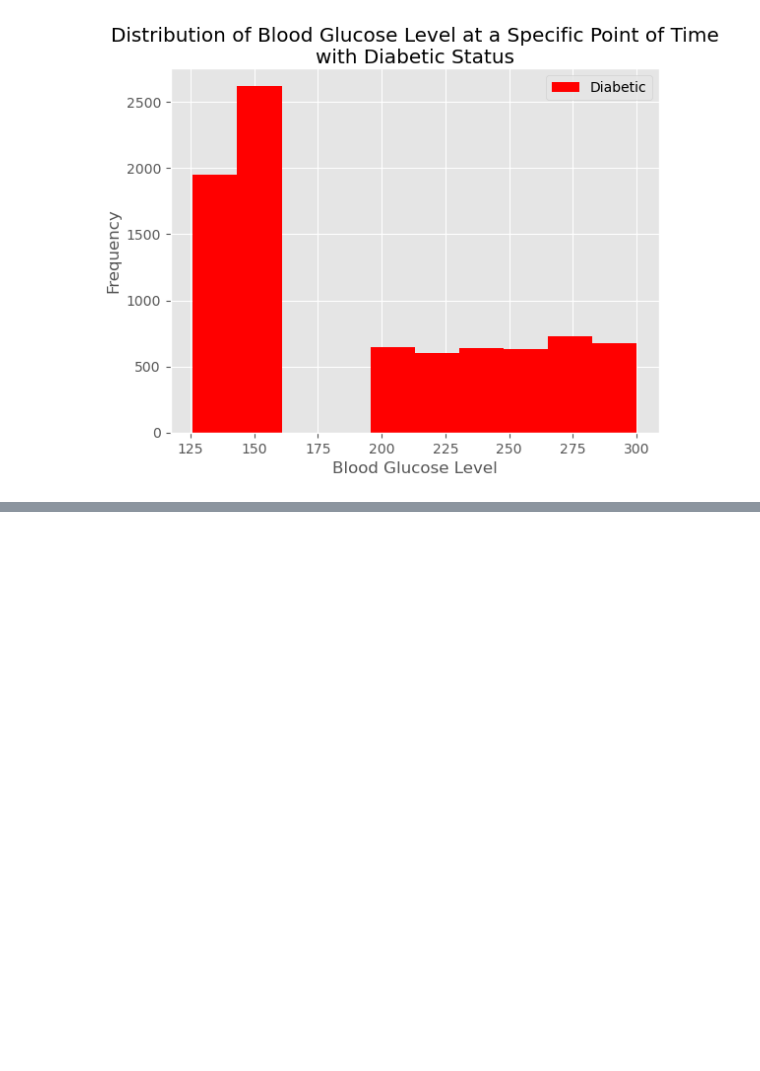
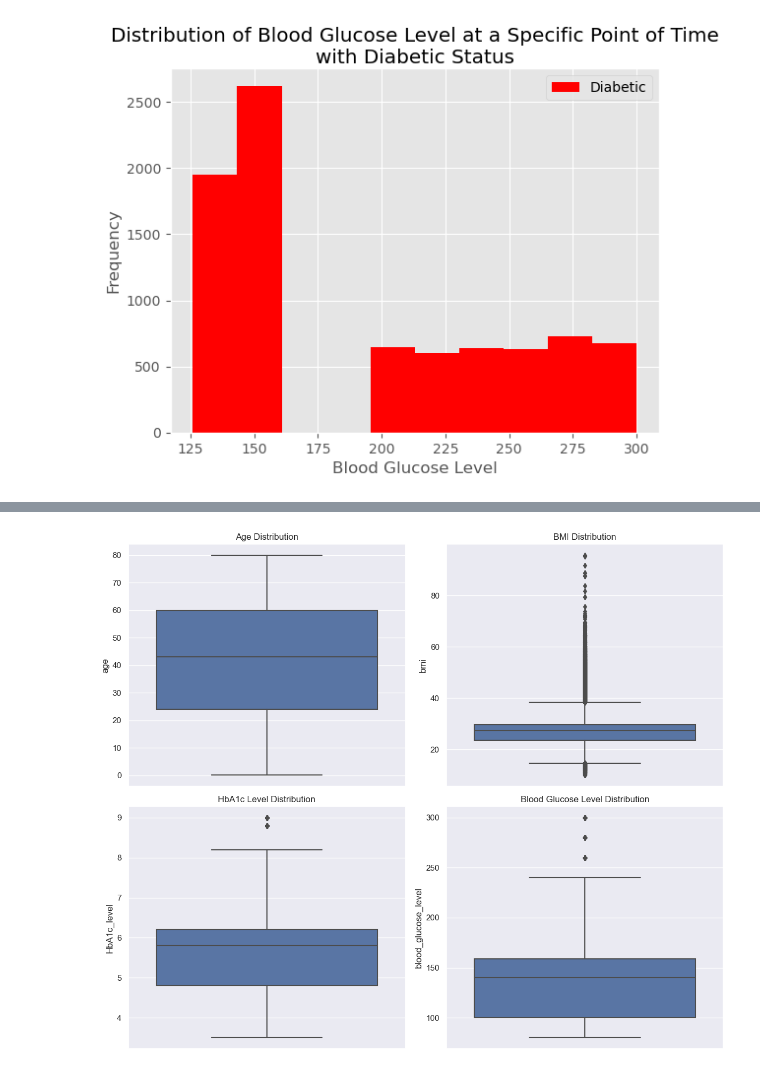
Before and after one commit to joycelovedorial/IS424-Data-Mining, a Jupyter notebook: Diabetes Prediction Latest.ipynb, the cells around one changed output, grey strips where cells are left out. Drawn from its saved outputs; the diff is of its cells as text; code cells hidden in the pictures; blank space fills up the shorter version.

```diff
--- a/Diabetes Prediction Latest.ipynb
+++ b/Diabetes Prediction Latest.ipynb
@@ -747,0 +771,26 @@ plt.show()
+# %%
+### Boxplot
+# Set up the figure with subplots
+fig, axes = plt.subplots(nrows=2, ncols=2, figsize=(12, 10))
+
+# Box plot of Age
+ax1 = sns.boxplot(y='age', data=df_original, ax=axes[0, 0])
+ax1.set_title('Age Distribution')
+
+# Box plot of BMI
+ax2 = sns.boxplot(y='bmi', data=df_original, ax=axes[0, 1])
+ax2.set_title('BMI Distribution')
+
+# Box plot of HbA1c Level
+ax3 = sns.boxplot(y='HbA1c_level', data=df_original, ax=axes[1, 0])
+ax3.set_title('HbA1c Level Distribution')
+
+# Box plot of Blood Glucose Level
+ax4 = sns.boxplot(y='blood_glucose_level', data=df_original, ax=axes[1, 1])
+ax4.set_title('Blood Glucose Level Distribution')
+
+# Adjust layout
+plt.tight_layout()
+plt.show()
+# %% [output]
+[figure, added]
```
Also changed, not shown: parts of 12 cells of this notebook.
